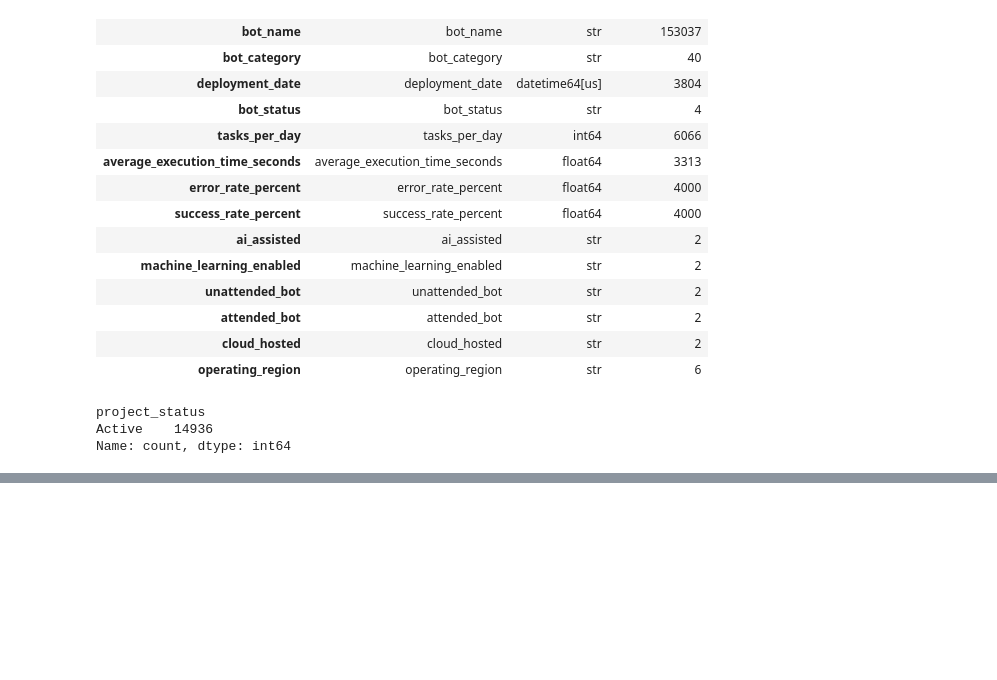
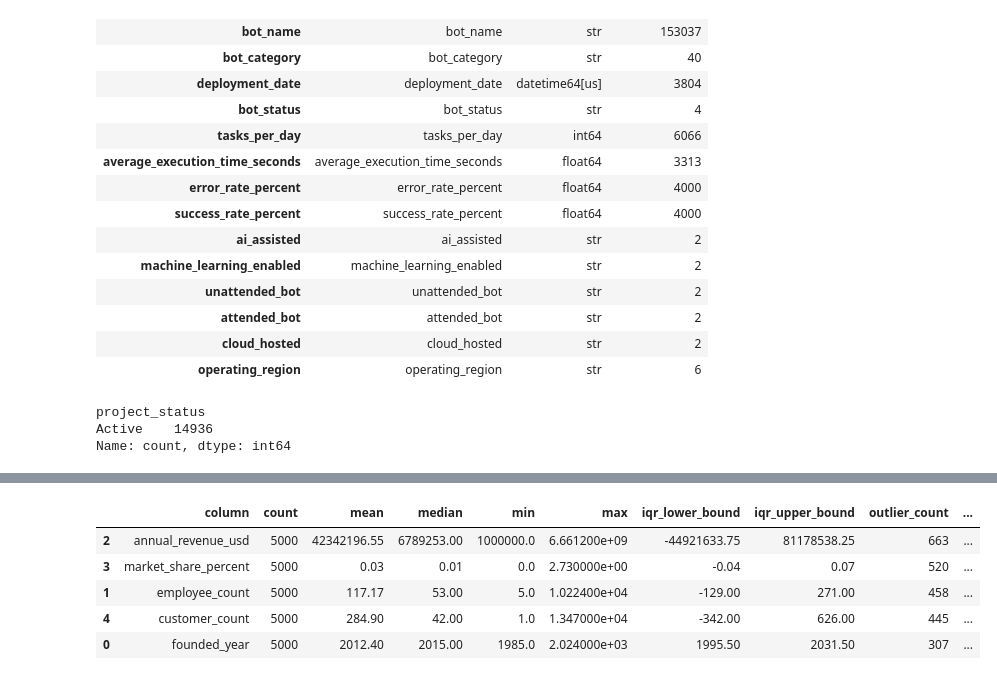
Before and after one commit to fathirrizkifadillah/Worldwide-Robotic-Process-Automation-Database-2026, a Jupyter notebook: main.ipynb, the cells around one changed output, grey strips where cells are left out. Saved outputs shown, nothing was run; the diff lists cells and outputs as text; code cells hidden in the pictures; blank space fills up the shorter version.

```diff
--- a/main.ipynb
+++ b/main.ipynb
@@ -489,0 +579,9 @@ Name: count, dtype: int64
+# %%
+rpa_companies_outlier
+# %% [output]
+|  | column | count | mean | median | min | max | iqr_lower_bound | iqr_upper_bound | outlier_count | ... |
+| 2 | annual_revenue_usd | 5000 | 42342196.55 | 6789253.00 | 1000000.0 | 6.661200e+09 | -44921633.75 | 81178538.25 | 663 | ... |
+| 3 | market_share_percent | 5000 | 0.03 | 0.01 | 0.0 | 2.730000e+00 | -0.04 | 0.07 | 520 | ... |
+| 1 | employee_count | 5000 | 117.17 | 53.00 | 5.0 | 1.022400e+04 | -129.00 | 271.00 | 458 | ... |
+| 4 | customer_count | 5000 | 284.90 | 42.00 | 1.0 | 1.347000e+04 | -342.00 | 626.00 | 445 | ... |
+| 0 | founded_year | 5000 | 2012.40 | 2015.00 | 1985.0 | 2.024000e+03 | 1995.50 | 2031.50 | 307 | ... |
```
Also changed, not shown: parts of 6 cells of this notebook, 2 other files.
